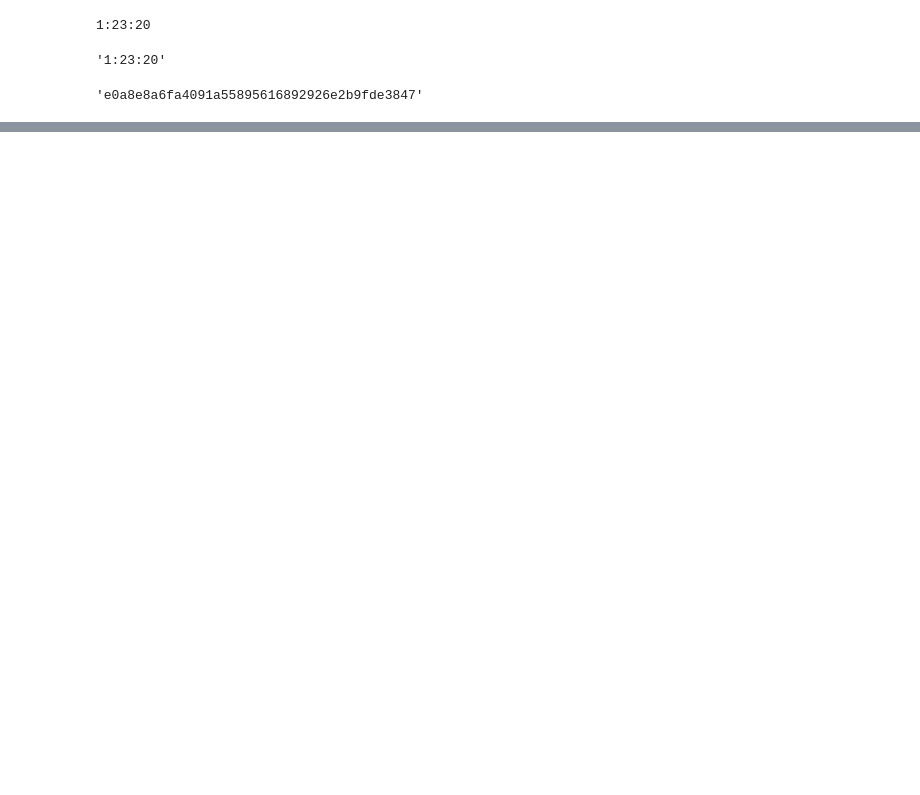
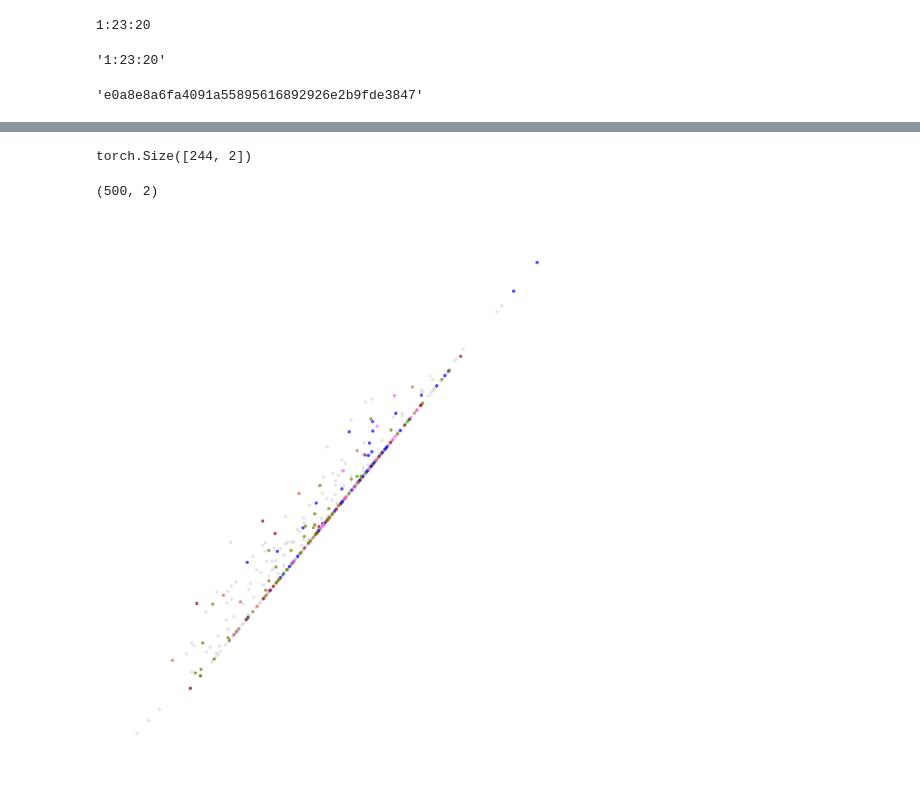
Before and after one commit to ritagonmar/text-visualizations, a Jupyter notebook: scripts/nb.ipynb, the cells around one changed output, grey strips where cells are left out. Saved outputs shown, nothing was run; the diff lists cells and outputs as text; code cells hidden in the pictures; blank space fills up the shorter version.

```diff
--- a/scripts/nb.ipynb
+++ b/scripts/nb.ipynb
@@ -118,3 +130,11 @@ iclr
+# %%
+pickle_in = open(
+    data_path / "dict_label_to_color.pkl",
+    "rb",
+)
+dict_label_to_color = pickle.load(pickle_in)
+# %%
+colors_iclr = np.vectorize(dict_label_to_color.get)(iclr.labels)
 # %% [markdown]
 # Playground
 # %%
@@ -383,0 +414,11 @@ get_git_commit_hash()
+# %%
+model = ModelProjector(
+    "sentence-transformers/all-mpnet-base-v2",
+    mean_pool,
+    hidden_dims=[1536, 2],
+    output_dim=2,
+)
+
+tokenizer = AutoTokenizer.from_pretrained(
+    "sentence-transformers/all-mpnet-base-v2"
+)
@@ -383,0 +427,5 @@ get_git_commit_hash()
+# %%
+device = "cuda" if torch.cuda.is_available() else "cpu"
+print("Running on device: {}".format(device))
+
+wrapped_model.model.to(device)
@@ -383,0 +497,14 @@ get_git_commit_hash()
+# %%
+out.shape
+# %% [output]
+torch.Size([244, 2])
+# %%
+embeddings.shape
+# %% [output]
+(500, 2)
+# %%
+from text_visualizations.plotting import plot_tsne_colors
+
+plot_tsne_colors(embeddings, colors_iclr[:500])
+# %% [output]
+[figure, added]
```
Also changed, not shown: parts of 27 cells of this notebook, 8 other files.
